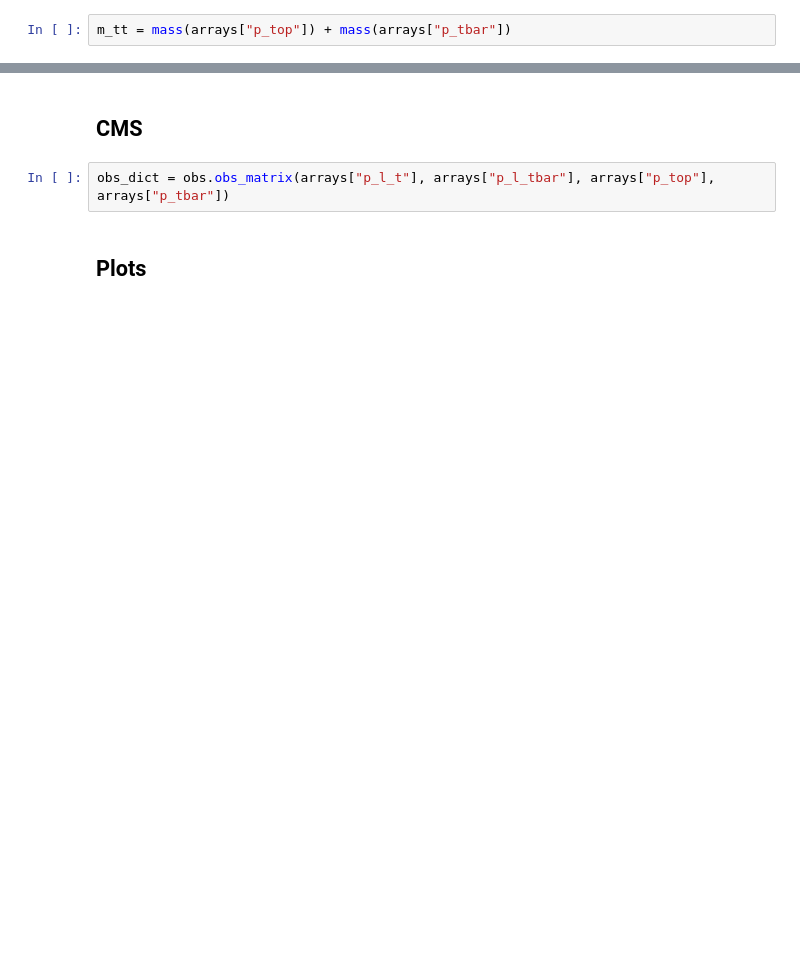
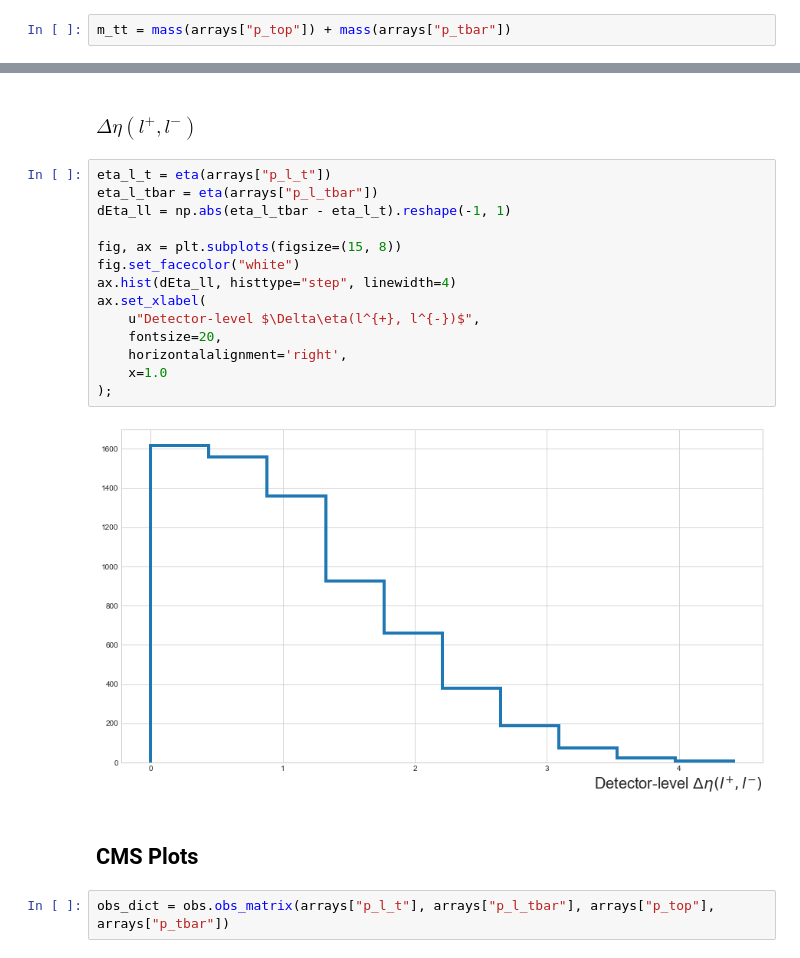
Before and after one commit to cmpatino/optimal-observables, a Jupyter notebook: consistency_checks/Observables.ipynb, the cells around one changed output, grey strips where cells are left out. Saved outputs shown, nothing was run; the diff lists cells and outputs as text; blank space fills up the shorter version.

```diff
--- a/consistency_checks/Observables.ipynb
+++ b/consistency_checks/Observables.ipynb
@@ -64,9 +101,25 @@ for idx, (name, mask) in enumerate(masks.items()):
+# %% [markdown]
+### $\Delta \eta(l^{+}, l^{-})$
+# %%
+eta_l_t = eta(arrays["p_l_t"])
+eta_l_tbar = eta(arrays["p_l_tbar"])
+dEta_ll = np.abs(eta_l_tbar - eta_l_t).reshape(-1, 1)
+
+fig, ax = plt.subplots(figsize=(15, 8))
+fig.set_facecolor("white")
+ax.hist(dEta_ll, histtype="step", linewidth=4)
+ax.set_xlabel(
+    u"Detector-level $\Delta\eta(l^{+}, l^{-})$",
+    fontsize=20,
+    horizontalalignment='right',
+    x=1.0
+);
+# %% [output]
+[figure, added]
 # %% [markdown]
-## CMS
+## CMS Plots
 # %%
 obs_dict = obs.obs_matrix(arrays["p_l_t"], arrays["p_l_tbar"], arrays["p_top"], arrays["p_tbar"])
-# %% [markdown]
-## Plots
 # %%
 fig, ax = plt.subplots(figsize=(15, 8), nrows=2, ncols=3)
 for i in range(2):
```
Also changed, not shown: parts of 10 cells of this notebook.
